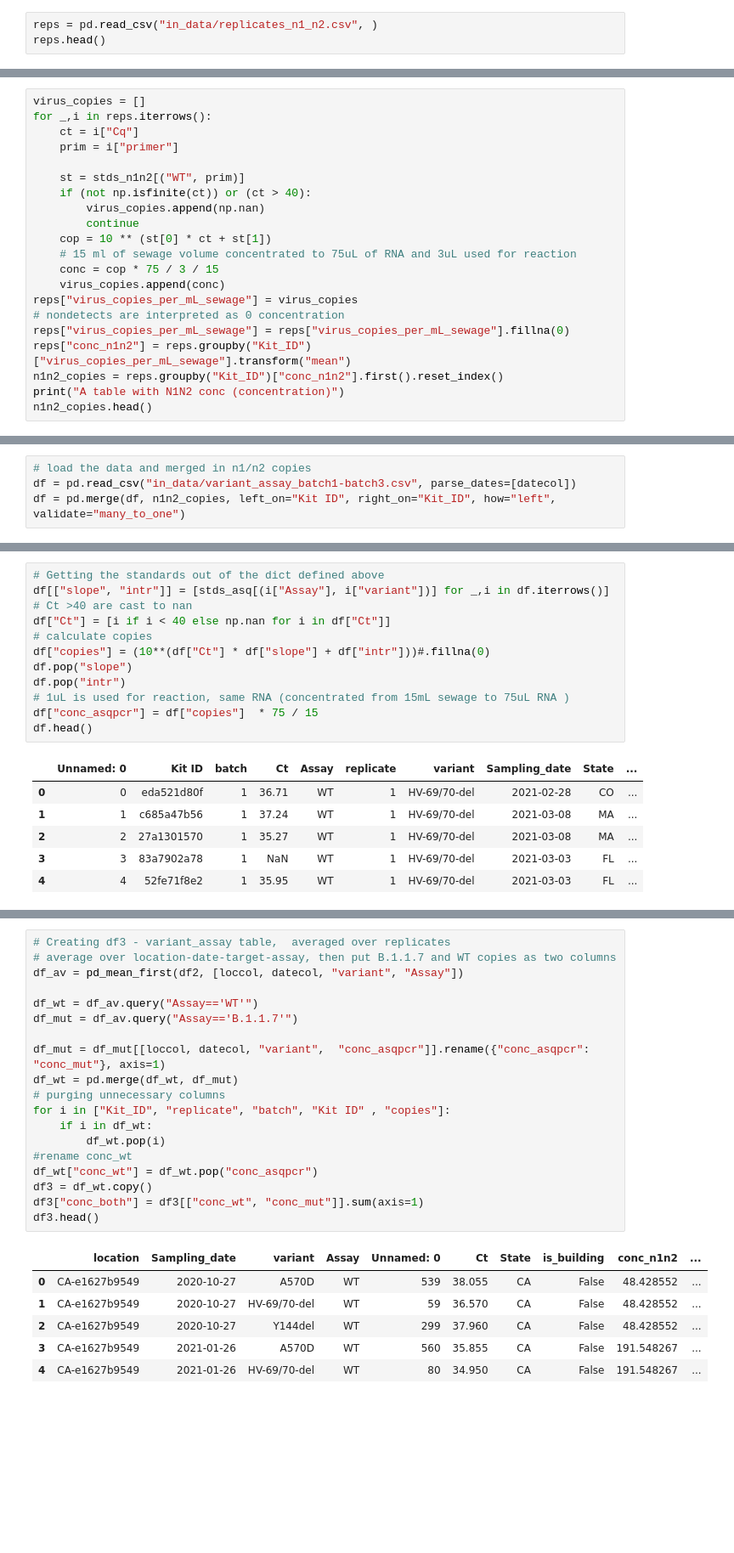
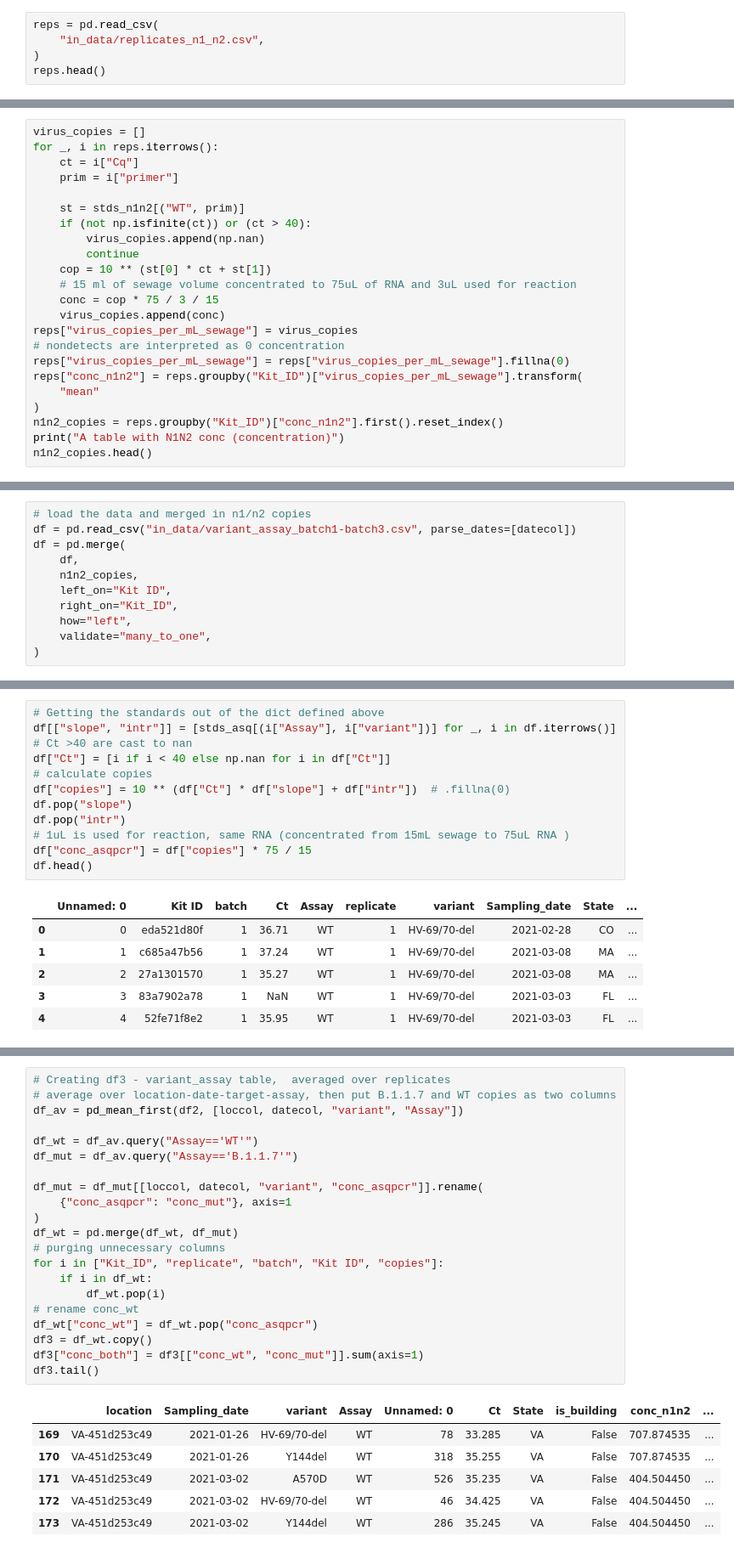
Before and after one commit to biobotanalytics/as-qpcr-lee, a Jupyter notebook: replication.ipynb, the cells around one changed output, grey strips where cells are left out. Shown at 85% size. Cells and saved outputs as stored; diff of their text form; blank space fills up the shorter version.

```diff
--- a/replication.ipynb
+++ b/replication.ipynb
@@ -230,7 +246,9 @@ qPCR replicates were obtained as a part of regular Biobot survelliance program.
 
 Samples are identified by Kit_ID. For all samples, we performed 3 replicates of qPCR for N1 and N2 primers.
 # %%
-reps = pd.read_csv("in_data/replicates_n1_n2.csv", )
+reps = pd.read_csv(
+    "in_data/replicates_n1_n2.csv",
+)
 reps.head()
 # %% [output]
 |  | Kit_ID | primer | replicate | Cq |
@@ -241,7 +259,7 @@ reps.head()
 | 4 | 59739083ca | N2 | 2.0 | 35.85 |
 # %%
 virus_copies = []
-for _,i in reps.iterrows():
+for _, i in reps.iterrows():
     ct = i["Cq"]
     prim = i["primer"]
 
@@ -256,7 +274,9 @@ for _,i in reps.iterrows():
 reps["virus_copies_per_mL_sewage"] = virus_copies
 # nondetects are interpreted as 0 concentration
 reps["virus_copies_per_mL_sewage"] = reps["virus_copies_per_mL_sewage"].fillna(0)
-reps["conc_n1n2"] = reps.groupby("Kit_ID")["virus_copies_per_mL_sewage"].transform("mean")
+reps["conc_n1n2"] = reps.groupby("Kit_ID")["virus_copies_per_mL_sewage"].transform(
+    "mean"
+)
 n1n2_copies = reps.groupby("Kit_ID")["conc_n1n2"].first().reset_index()
 print("A table with N1N2 conc (concentration)")
 n1n2_copies.head()
@@ -282,7 +302,14 @@ The code cells below do:
 # %%
 # load the data and merged in n1/n2 copies
 df = pd.read_csv("in_data/variant_assay_batch1-batch3.csv", parse_dates=[datecol])
-df = pd.merge(df, n1n2_copies, left_on="Kit ID", right_on="Kit_ID", how="left", validate="many_to_one")
+df = pd.merge(
+    df,
+    n1n2_copies,
+    left_on="Kit ID",
+    right_on="Kit_ID",
+    how="left",
+    validate="many_to_one",
+)
 # %%
 # defining time period variable
 df["time period"] = "Oct 2020"
@@ -300,15 +327,15 @@ df.head()
 | 4 | 4 | 52fe71f8e2 | 1 | 35.95 | WT | 1 | HV-69/70-del | 2021-03-03 | FL | ... |
 # %%
 # Getting the standards out of the dict defined above
-df[["slope", "intr"]] = [stds_asq[(i["Assay"], i["variant"])] for _,i in df.iterrows()]
+df[["slope", "intr"]] = [stds_asq[(i["Assay"], i["variant"])] for _, i in df.iterrows()]
 # Ct >40 are cast to nan
 df["Ct"] = [i if i < 40 else np.nan for i in df["Ct"]]
 # calculate copies
-df["copies"] = (10**(df["Ct"] * df["slope"] + df["intr"]))#.fillna(0)
+df["copies"] = 10 ** (df["Ct"] * df["slope"] + df["intr"])  # .fillna(0)
 df.pop("slope")
 df.pop("intr")
 # 1uL is used for reaction, same RNA (concentrated from 15mL sewage to 75uL RNA )
-df["conc_asqpcr"] = df["copies"]  * 75 / 15
+df["conc_asqpcr"] = df["copies"] * 75 / 15
 df.head()
 # %% [output]
 |  | Unnamed: 0 | Kit ID | batch | Ct | Assay | replicate | variant | Sampling_date | State | ... |
@@ -354,29 +383,31 @@ df2.head()
 # %%
 # Creating df3 - variant_assay table,  averaged over replicates
 # average over location-date-target-assay, then put B.1.1.7 and WT copies as two columns
 df_av = pd_mean_first(df2, [loccol, datecol, "variant", "Assay"])
 
 df_wt = df_av.query("Assay=='WT'")
 df_mut = df_av.query("Assay=='B.1.1.7'")
 
-df_mut = df_mut[[loccol, datecol, "variant",  "conc_asqpcr"]].rename({"conc_asqpcr": "conc_mut"}, axis=1)
+df_mut = df_mut[[loccol, datecol, "variant", "conc_asqpcr"]].rename(
+    {"conc_asqpcr": "conc_mut"}, axis=1
+)
 df_wt = pd.merge(df_wt, df_mut)
 # purging unnecessary columns
-for i in ["Kit_ID", "replicate", "batch", "Kit ID" , "copies"]:
+for i in ["Kit_ID", "replicate", "batch", "Kit ID", "copies"]:
     if i in df_wt:
         df_wt.pop(i)
-#rename conc_wt
+# rename conc_wt
 df_wt["conc_wt"] = df_wt.pop("conc_asqpcr")
 df3 = df_wt.copy()
 df3["conc_both"] = df3[["conc_wt", "conc_mut"]].sum(axis=1)
-df3.head()
+df3.tail()
 # %% [output]
 |  | location | Sampling_date | variant | Assay | Unnamed: 0 | Ct | State | is_building | conc_n1n2 | ... |
-| 0 | CA-e1627b9549 | 2020-10-27 | A570D | WT | 539 | 38.055 | CA | False | 48.428552 | ... |
-| 1 | CA-e1627b9549 | 2020-10-27 | HV-69/70-del | WT | 59 | 36.570 | CA | False | 48.428552 | ... |
-| 2 | CA-e1627b9549 | 2020-10-27 | Y144del | WT | 299 | 37.960 | CA | False | 48.428552 | ... |
-| 3 | CA-e1627b9549 | 2021-01-26 | A570D | WT | 560 | 35.855 | CA | False | 191.548267 | ... |
-| 4 | CA-e1627b9549 | 2021-01-26 | HV-69/70-del | WT | 80 | 34.950 | CA | False | 191.548267 | ... |
+| 169 | VA-451d253c49 | 2021-01-26 | HV-69/70-del | WT | 78 | 33.285 | VA | False | 707.874535 | ... |
+| 170 | VA-451d253c49 | 2021-01-26 | Y144del | WT | 318 | 35.255 | VA | False | 707.874535 | ... |
+| 171 | VA-451d253c49 | 2021-03-02 | A570D | WT | 526 | 35.235 | VA | False | 404.504450 | ... |
+| 172 | VA-451d253c49 | 2021-03-02 | HV-69/70-del | WT | 46 | 34.425 | VA | False | 404.504450 | ... |
+| 173 | VA-451d253c49 | 2021-03-02 | Y144del | WT | 286 | 35.245 | VA | False | 404.504450 | ... |
 # %%
 # Making of the "scatter" figure
 plt.figure(figsize=(11.5, 5))
```
Also changed, not shown: parts of 11 cells of this notebook, 6 other files.
